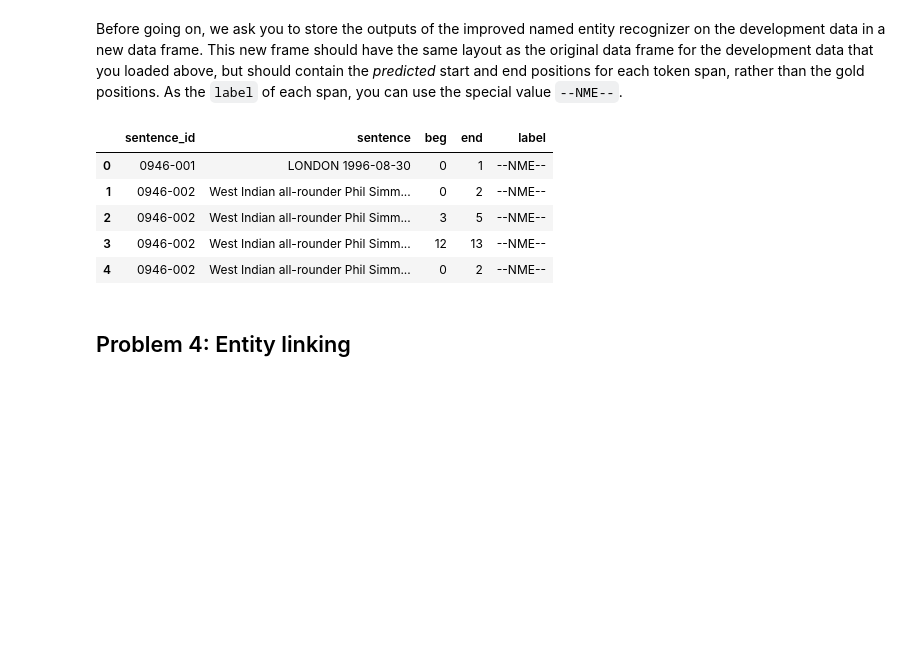
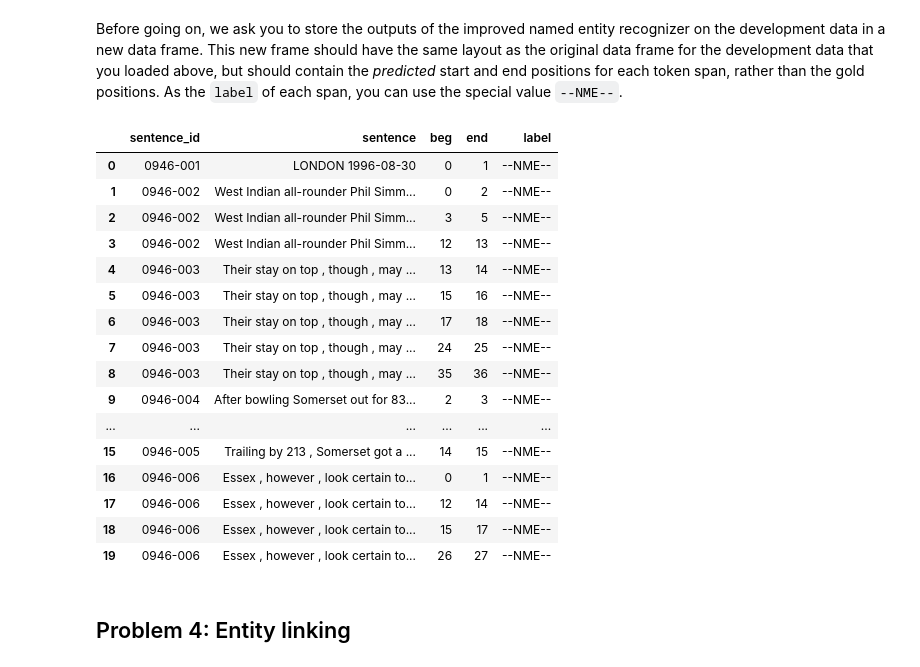
Before and after one commit to mudithsilva/text-mining, a Jupyter notebook: l5/TM-L5.ipynb, the cells around one changed output. Drawn from its saved outputs; the diff is of its cells as text; code cells hidden in the pictures; blank space fills up the shorter version.

```diff
--- a/l5/TM-L5.ipynb
+++ b/l5/TM-L5.ipynb
@@ -331,13 +353,14 @@ def generate_new_df(df):
 
     for row in df.itertuples():
         doc = nlp(row[2])
-        for ent in doc.ents:
-            if ent.label_ != 'CARDINAL' and ent.label_ != 'DATE' and ent.label_ != 'TIME' and ent.label_ != 'ORDINAL':
-                id_list.append(row[1])
-                sentence_list.append(row[2])
-                start_list.append(ent.start)
-                end_list.append(ent.end)
-                label_list.append('--NME--')
+        if row[1] not in id_list:
+            for ent in doc.ents:
+                if ent.label_ != 'CARDINAL' and ent.label_ != 'DATE' and ent.label_ != 'TIME' and ent.label_ != 'ORDINAL':
+                    id_list.append(row[1])
+                    sentence_list.append(row[2])
+                    start_list.append(ent.start)
+                    end_list.append(ent.end)
+                    label_list.append('--NME--')
     return pd.DataFrame(data={'sentence_id': id_list,
                               'sentence': sentence_list,
                               'beg': start_list,
@@ -346,14 +369,25 @@ def generate_new_df(df):
 # %%
 new_df_dev = generate_new_df(df_dev)
 # %%
-new_df_dev.head()
+new_df_dev.head(20)
 # %% [output]
 |  | sentence_id | sentence | beg | end | label |
 | 0 | 0946-001 | LONDON 1996-08-30 | 0 | 1 | --NME-- |
 | 1 | 0946-002 | West Indian all-rounder Phil Simm... | 0 | 2 | --NME-- |
 | 2 | 0946-002 | West Indian all-rounder Phil Simm... | 3 | 5 | --NME-- |
 | 3 | 0946-002 | West Indian all-rounder Phil Simm... | 12 | 13 | --NME-- |
-| 4 | 0946-002 | West Indian all-rounder Phil Simm... | 0 | 2 | --NME-- |
+| 4 | 0946-003 | Their stay on top , though , may ... | 13 | 14 | --NME-- |
+| 5 | 0946-003 | Their stay on top , though , may ... | 15 | 16 | --NME-- |
+| 6 | 0946-003 | Their stay on top , though , may ... | 17 | 18 | --NME-- |
+| 7 | 0946-003 | Their stay on top , though , may ... | 24 | 25 | --NME-- |
+| 8 | 0946-003 | Their stay on top , though , may ... | 35 | 36 | --NME-- |
+| 9 | 0946-004 | After bowling Somerset out for 83... | 2 | 3 | --NME-- |
+| ... | ... | ... | ... | ... | ... |
+| 15 | 0946-005 | Trailing by 213 , Somerset got a ... | 14 | 15 | --NME-- |
+| 16 | 0946-006 | Essex , however , look certain to... | 0 | 1 | --NME-- |
+| 17 | 0946-006 | Essex , however , look certain to... | 12 | 14 | --NME-- |
+| 18 | 0946-006 | Essex , however , look certain to... | 15 | 17 | --NME-- |
+| 19 | 0946-006 | Essex , however , look certain to... | 26 | 27 | --NME-- |
 # %% [markdown]
 ## Problem 4: Entity linking
 # %% [markdown]
```
Also changed, not shown: parts of 21 cells of this notebook.
